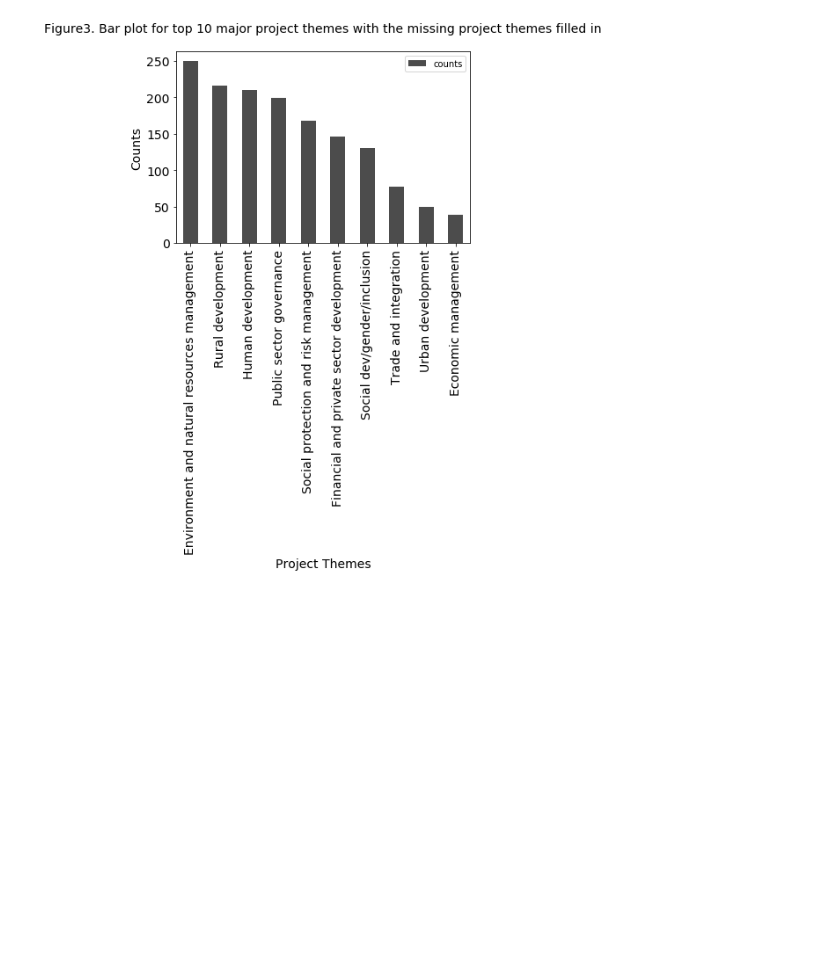
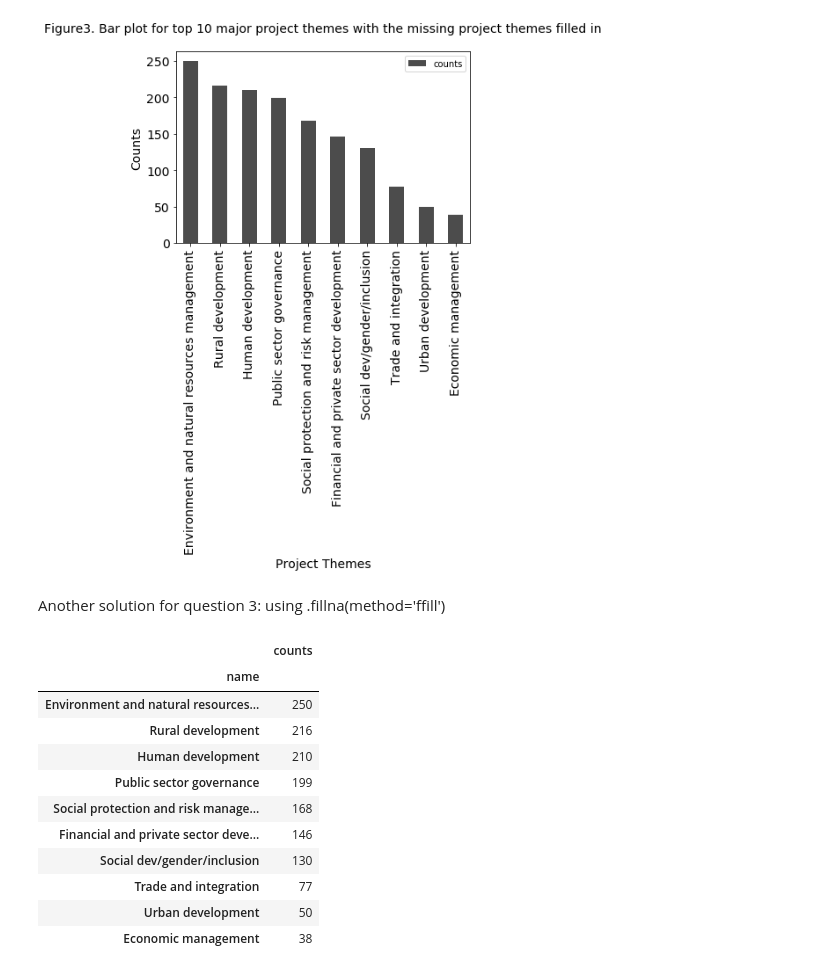
Before and after one commit to mengzhao12/Project1_JSON_Based_Data_Exercise, a Jupyter notebook: sliderule_dsi_json_exercise.ipynb, the cells around one changed output. Saved outputs shown, nothing was run; the diff lists cells and outputs as text; code cells hidden in the pictures; blank space fills up the shorter version.

```diff
--- a/sliderule_dsi_json_exercise.ipynb
+++ b/sliderule_dsi_json_exercise.ipynb
@@ -220,3 +220,28 @@ plt.ylabel('Counts',fontsize=14)
 # %% [output]
 <matplotlib.text.Text at 0x...>
 [figure]
+# %% [markdown]
+Another solution for question 3: using .fillna(method='ffill')
+# %%
+import numpy as np
+
+world_bank_data10 = world_bank_data6.replace('', np.nan)
+world_bank_data11 = world_bank_data10.sort_values(['code','name']).reset_index(drop=True)
+world_bank_data11 = world_bank_data11.fillna(method='ffill')
+# Aggregate world_bank_data11 based on their names
+world_bank_data12 = world_bank_data11.groupby('name').count().sort_values('code',ascending=False).head(10)
+world_bank_data12.columns=['counts']
+world_bank_data12
+# %% [output]
+|  | counts |
+| name |  |
+| Environment and natural resources... | 250 |
+| Rural development | 216 |
+| Human development | 210 |
+| Public sector governance | 199 |
+| Social protection and risk manage... | 168 |
+| Financial and private sector deve... | 146 |
+| Social dev/gender/inclusion | 130 |
+| Trade and integration | 77 |
+| Urban development | 50 |
+| Economic management | 38 |
```
